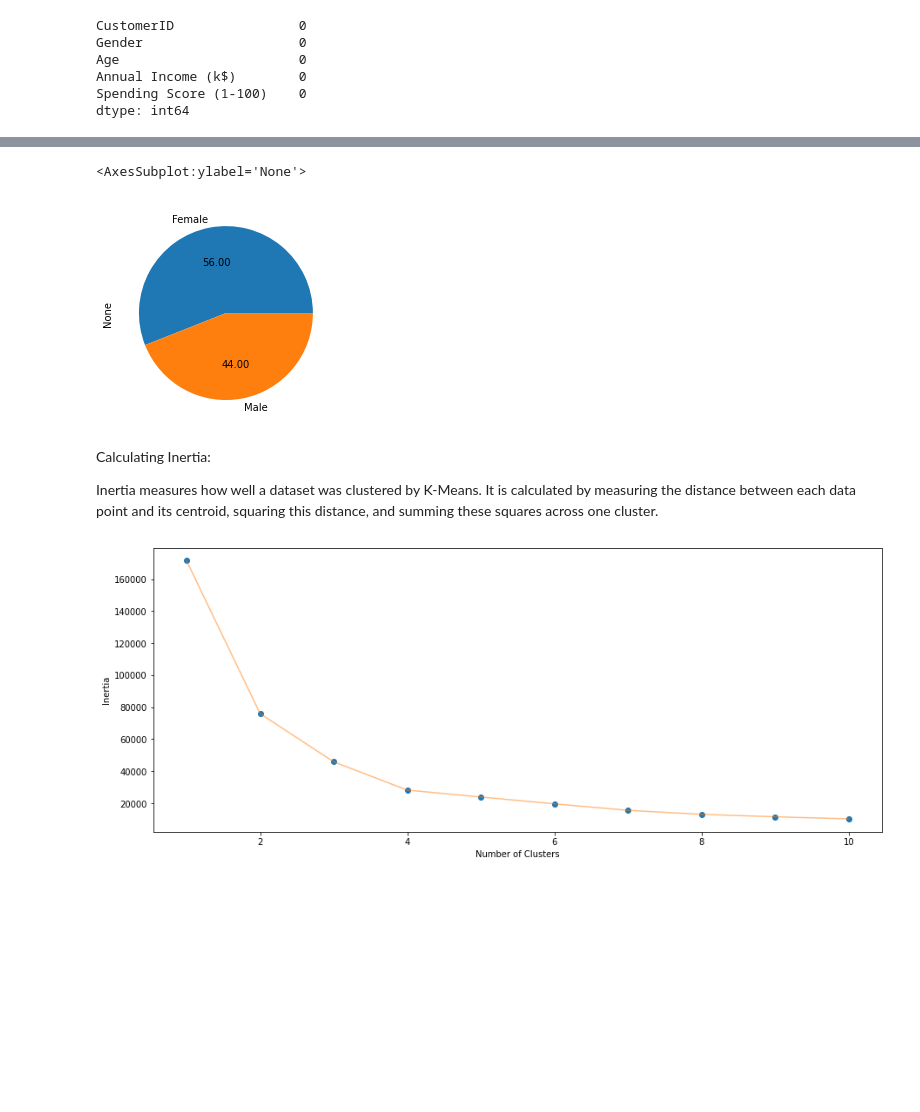
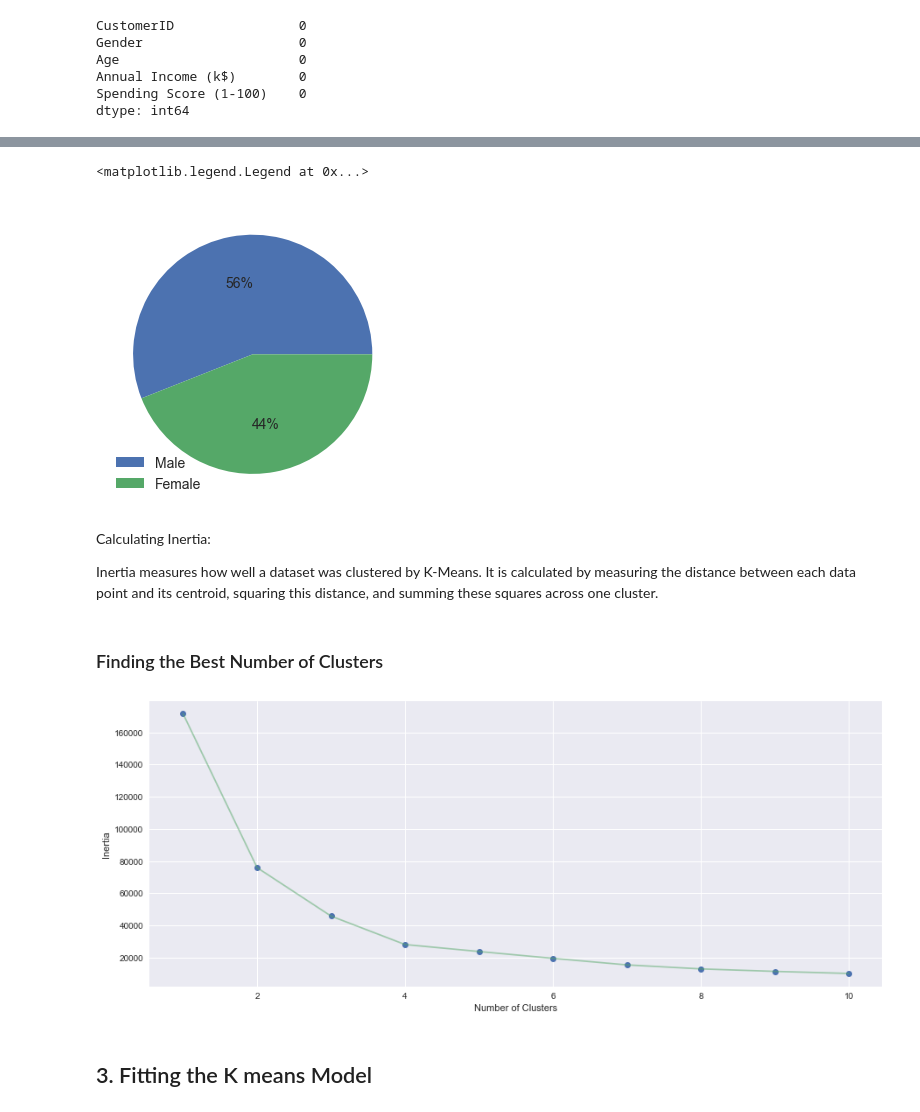
Before and after one commit to ThejakaSEP/CustomerSegmentation, a Jupyter notebook: CustomerSegmentation.ipynb, the cells around one changed output, grey strips where cells are left out. Drawn from its saved outputs; the diff is of its cells as text; code cells hidden in the pictures; blank space fills up the shorter version.

```diff
--- a/CustomerSegmentation.ipynb
+++ b/CustomerSegmentation.ipynb
@@ -83,10 +85,13 @@ plt.show()
 # %%
 # Checking whether Data is equally sampled
-# %%
-df.groupby('Gender').size().plot(kind='pie', autopct='%.2f')
-# %% [output]
-<AxesSubplot:ylabel='None'>
-[figure, removed]
+# %%
+# df.groupby('Gender').size().plot(kind='pie', autopct='%.2f')
+plt.style.use("seaborn")
+plt.pie(df.groupby('Gender').size(),autopct='%1.0f%%',textprops={'fontsize': 14})
+plt.legend(['Male','Female'], loc=3,prop={'size': 14})
+# %% [output]
+<matplotlib.legend.Legend at 0x...>
+[figure, added]
 # %% [markdown]
 Calculating Inertia:
 
@@ -100,11 +105,14 @@ for n in range(1 , 11):
                         tol=0.0001,  random_state= 111  , algorithm='elkan') )
     algorithm.fit(X1)
     inertia.append(algorithm.inertia_)
+# %% [markdown]
+### Finding the Best Number of Clusters
 # %%
 plt.figure(1 , figsize = (15 ,6))
 plt.plot(np.arange(1 , 11) , inertia , 'o')
 plt.plot(np.arange(1 , 11) , inertia , '-' , alpha = 0.5)
 plt.xlabel('Number of Clusters') , plt.ylabel('Inertia')
+plt.style.use("seaborn")
 plt.show()
 # %% [output]
-[figure, old version]
+[figure, new version]
@@ -113 +119,3 @@ plt.show()
+# %% [markdown]
+## 3. Fitting the K means Model
 # %%
```
Also changed, not shown: parts of 14 cells of this notebook.
